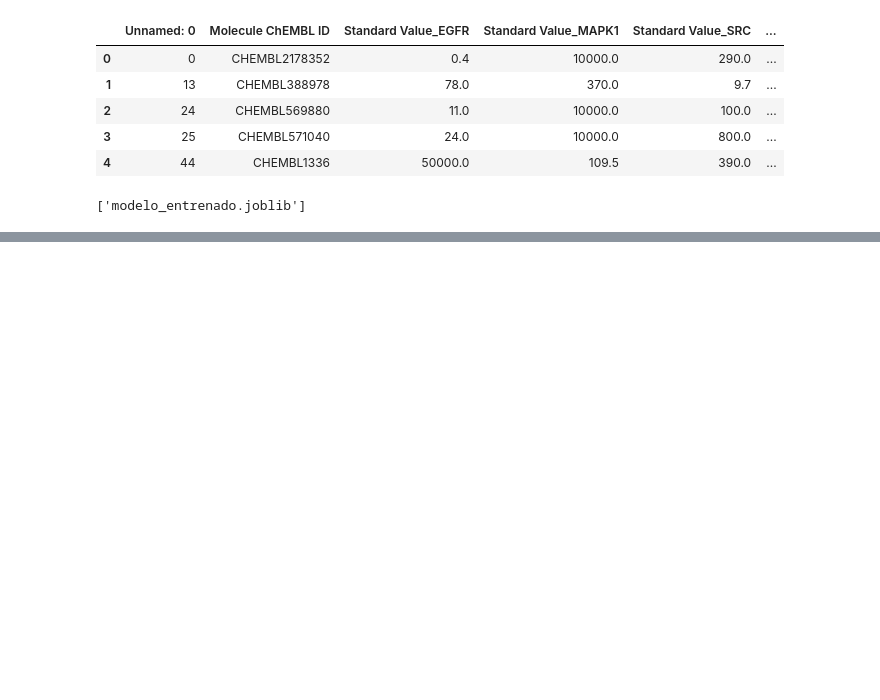
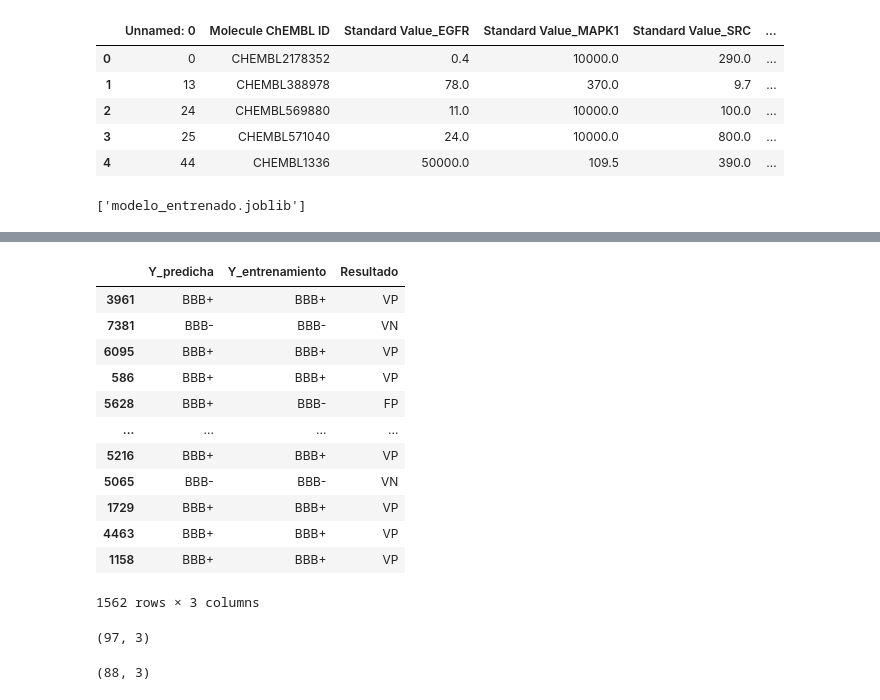
Before and after one commit to Eliud7720/Proyecto-Alzheimer-viejo, a Jupyter notebook: Barrera/Modelos con PCA/Algoritmo_SVM.ipynb, the cells around one changed output, grey strips where cells are left out. Drawn from its saved outputs; the diff is of its cells as text; code cells hidden in the pictures; blank space fills up the shorter version.

```diff
--- a/Barrera/Modelos con PCA/Algoritmo_SVM.ipynb
+++ b/Barrera/Modelos con PCA/Algoritmo_SVM.ipynb
@@ -365,0 +365,4 @@ df.to_csv("ECFP_calculado.csv", index=False)
+# %%
+y_predicha_serie = pd.Series(y_predicha, name="Y_predicha", index=y_serie.index)
+# %%
+y_resultados = pd.concat((y_predicha_serie, y_serie), axis=1)
@@ -365,0 +385,28 @@ df.to_csv("ECFP_calculado.csv", index=False)
+# %%
+def clasificar_resultado(row):
+    if row["Y_predicha"] == "BBB+" and row["Y_entrenamiento"] == "BBB+":
+        return "VP"  # Verdadero Positivo
+    elif row["Y_predicha"] == "BBB+" and row["Y_entrenamiento"] == "BBB-":
+        return "FP"  # Falso Positivo
+    elif row["Y_predicha"] == "BBB-" and row["Y_entrenamiento"] == "BBB+":
+        return "FN"  # Falso Negativo
+    elif row["Y_predicha"] == "BBB-" and row["Y_entrenamiento"] == "BBB-":
+        return "VN"  # Verdadero Negativo
+# %%
+y_resultados["Resultado"] = y_resultados.apply(clasificar_resultado, axis=1)
+# %%
+y_resultados
+# %% [output]
+|  | Y_predicha | Y_entrenamiento | Resultado |
+| 3961 | BBB+ | BBB+ | VP |
+| 7381 | BBB- | BBB- | VN |
+| 6095 | BBB+ | BBB+ | VP |
+| 586 | BBB+ | BBB+ | VP |
+| 5628 | BBB+ | BBB- | FP |
+| ... | ... | ... | ... |
+| 5216 | BBB+ | BBB+ | VP |
+| 5065 | BBB- | BBB- | VN |
+| 1729 | BBB+ | BBB+ | VP |
+| 4463 | BBB+ | BBB+ | VP |
+| 1158 | BBB+ | BBB+ | VP |
+1562 rows × 3 columns
@@ -365,0 +415,4 @@ df.to_csv("ECFP_calculado.csv", index=False)
+# %%
+FP_SVM.shape
+# %% [output]
+(97, 3)
@@ -365,0 +421,4 @@ df.to_csv("ECFP_calculado.csv", index=False)
+# %%
+FN_SVM.shape
+# %% [output]
+(88, 3)
```
Also changed, not shown: parts of 17 cells of this notebook, 20 other files.
